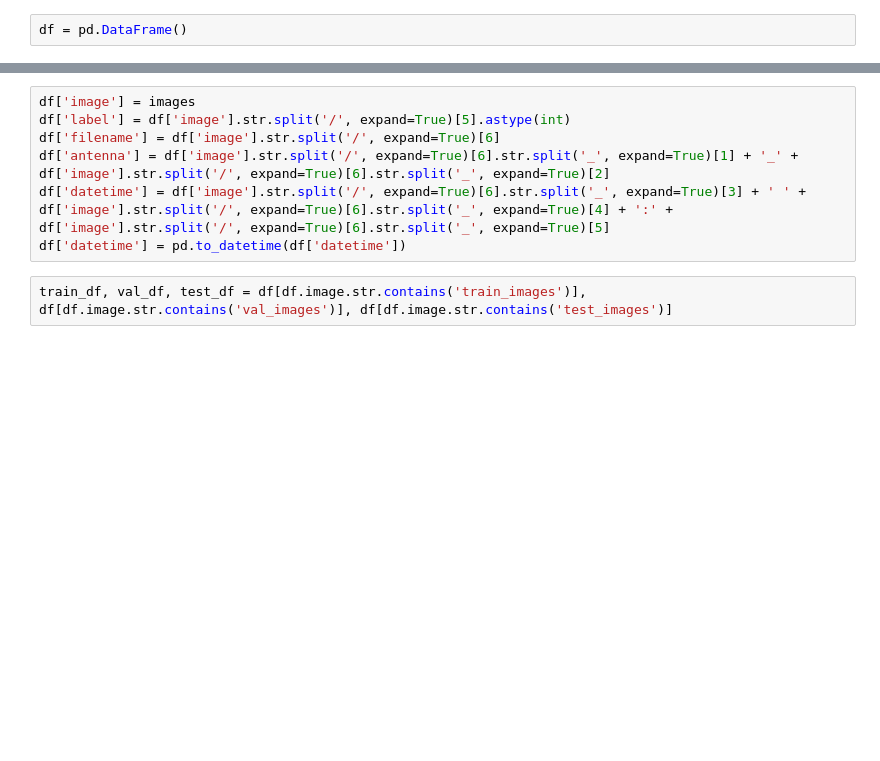
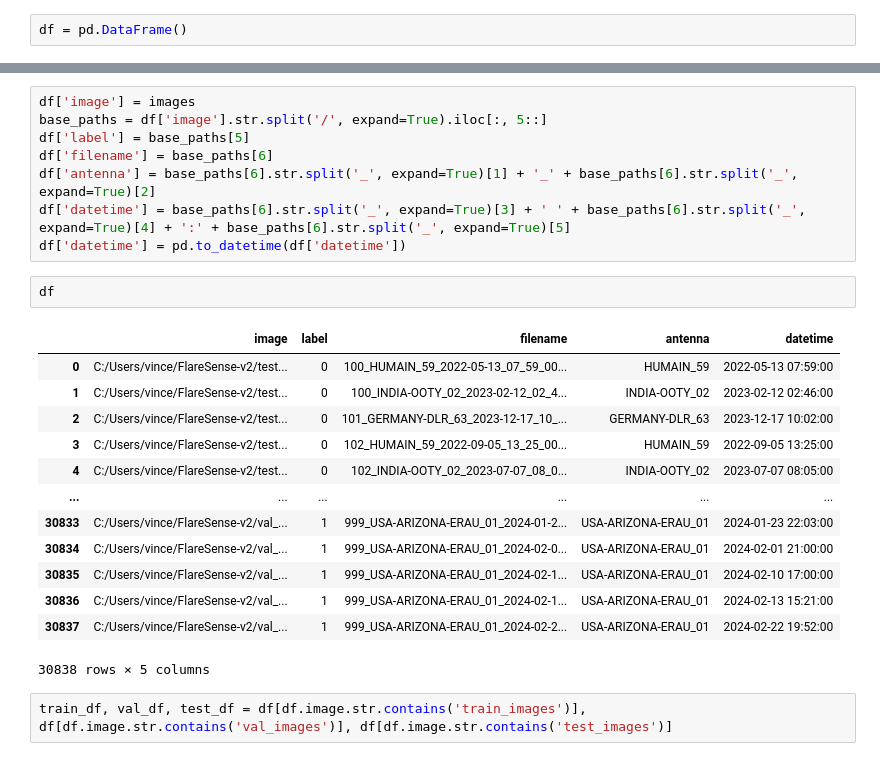
Before and after one commit to i4Ds/Radio-sunburst-labelcreation, a Jupyter notebook: hu_dataset_binary.ipynb, the cells around one changed output, grey strips where cells are left out. Cells and saved outputs as stored; diff of their text form; blank space fills up the shorter version.

```diff
--- a/hu_dataset_binary.ipynb
+++ b/hu_dataset_binary.ipynb
@@ -19,10 +49,27 @@ df
 # %%
 df['image'] = images
-df['label'] = df['image'].str.split('/', expand=True)[5].astype(int)
-df['filename'] = df['image'].str.split('/', expand=True)[6]
-df['antenna'] = df['image'].str.split('/', expand=True)[6].str.split('_', expand=True)[1] + '_' + df['image'].str.split('/', expand=True)[6].str.split('_', expand=True)[2]
-df['datetime'] = df['image'].str.split('/', expand=True)[6].str.split('_', expand=True)[3] + ' ' + df['image'].str.split('/', expand=True)[6].str.split('_', expand=True)[4] + ':' + df['image'].str.split('/', expand=True)[6].str.split('_', expand=True)[5]
+base_paths = df['image'].str.split('/', expand=True).iloc[:, 5::]
+df['label'] = base_paths[5]
+df['filename'] = base_paths[6]
+df['antenna'] = base_paths[6].str.split('_', expand=True)[1] + '_' + base_paths[6].str.split('_', expand=True)[2]
+df['datetime'] = base_paths[6].str.split('_', expand=True)[3] + ' ' + base_paths[6].str.split('_', expand=True)[4] + ':' + base_paths[6].str.split('_', expand=True)[5]
 df['datetime'] = pd.to_datetime(df['datetime'])
+# %%
+df
+# %% [output]
+|  | image | label | filename | antenna | datetime |
+| 0 | C:/Users/vince/FlareSense-v2/test... | 0 | 100_HUMAIN_59_2022-05-13_07_59_00... | HUMAIN_59 | 2022-05-13 07:59:00 |
+| 1 | C:/Users/vince/FlareSense-v2/test... | 0 | 100_INDIA-OOTY_02_2023-02-12_02_4... | INDIA-OOTY_02 | 2023-02-12 02:46:00 |
+| 2 | C:/Users/vince/FlareSense-v2/test... | 0 | 101_GERMANY-DLR_63_2023-12-17_10_... | GERMANY-DLR_63 | 2023-12-17 10:02:00 |
+| 3 | C:/Users/vince/FlareSense-v2/test... | 0 | 102_HUMAIN_59_2022-09-05_13_25_00... | HUMAIN_59 | 2022-09-05 13:25:00 |
+| 4 | C:/Users/vince/FlareSense-v2/test... | 0 | 102_INDIA-OOTY_02_2023-07-07_08_0... | INDIA-OOTY_02 | 2023-07-07 08:05:00 |
+| ... | ... | ... | ... | ... | ... |
+| 30833 | C:/Users/vince/FlareSense-v2/val_... | 1 | 999_USA-ARIZONA-ERAU_01_2024-01-2... | USA-ARIZONA-ERAU_01 | 2024-01-23 22:03:00 |
+| 30834 | C:/Users/vince/FlareSense-v2/val_... | 1 | 999_USA-ARIZONA-ERAU_01_2024-02-0... | USA-ARIZONA-ERAU_01 | 2024-02-01 21:00:00 |
+| 30835 | C:/Users/vince/FlareSense-v2/val_... | 1 | 999_USA-ARIZONA-ERAU_01_2024-02-1... | USA-ARIZONA-ERAU_01 | 2024-02-10 17:00:00 |
+| 30836 | C:/Users/vince/FlareSense-v2/val_... | 1 | 999_USA-ARIZONA-ERAU_01_2024-02-1... | USA-ARIZONA-ERAU_01 | 2024-02-13 15:21:00 |
+| 30837 | C:/Users/vince/FlareSense-v2/val_... | 1 | 999_USA-ARIZONA-ERAU_01_2024-02-2... | USA-ARIZONA-ERAU_01 | 2024-02-22 19:52:00 |
+30838 rows × 5 columns
 # %%
 train_df, val_df, test_df = df[df.image.str.contains('train_images')],  df[df.image.str.contains('val_images')], df[df.image.str.contains('test_images')]
 # %%
```
Also changed, not shown: parts of 9 cells of this notebook.
